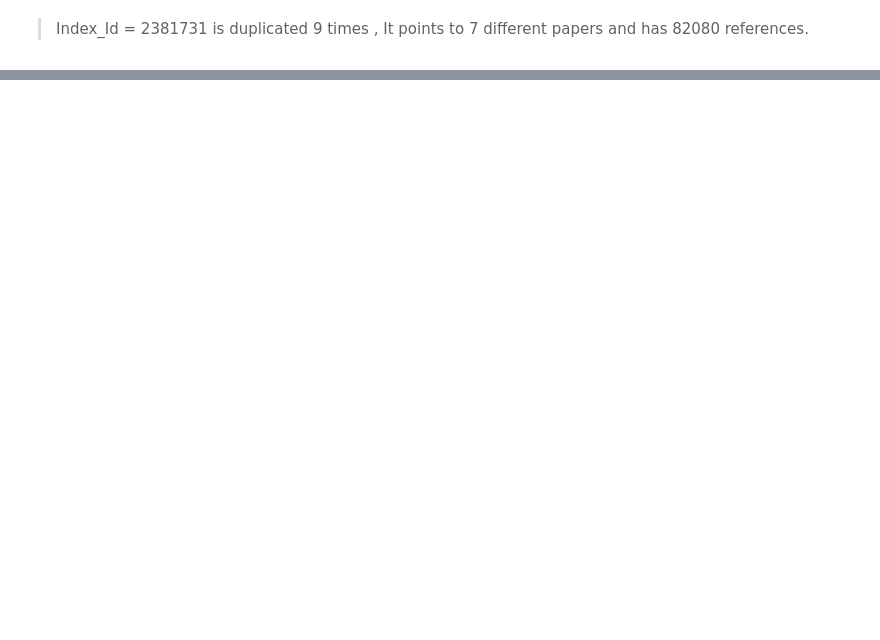
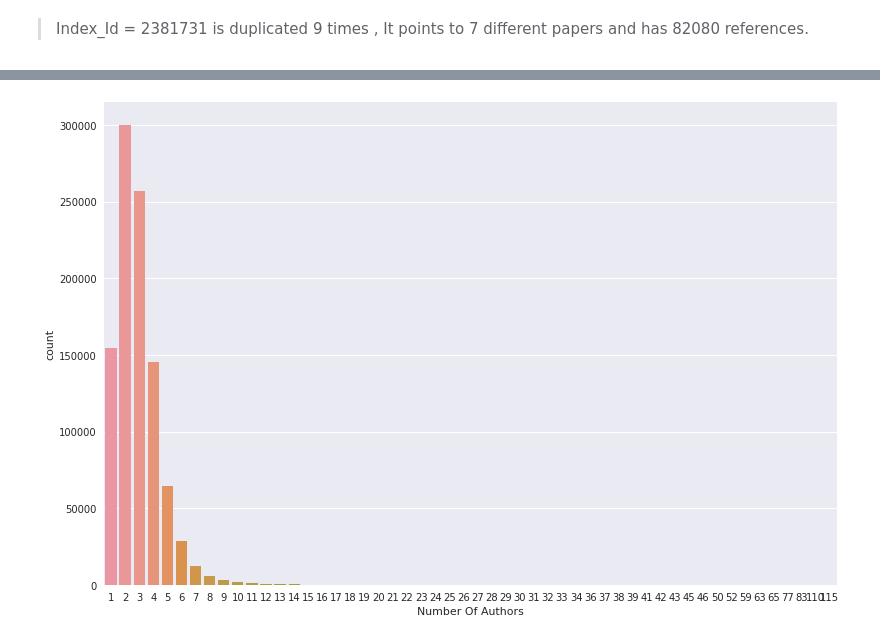
Before and after one commit to divvyam/APR, a Jupyter notebook: kernel_gagan.ipynb, the cells around one changed output, grey strips where cells are left out. Saved outputs shown, nothing was run; the diff lists cells and outputs as text; code cells hidden in the pictures; blank space fills up the shorter version.

Commit message:
Data Cleaning and Exploration

```diff
--- a/kernel_gagan.ipynb
+++ b/kernel_gagan.ipynb
@@ -236,0 +308,6 @@ Name: page_rank, dtype: float64
+# %%
+from sklearn.preprocessing import LabelEncoder
+le = LabelEncoder()
+train_vals = list(df["Publication_Venue"].values.astype(str))
+le.fit(train_vals)
+df["Publication_Venue"] = le.transform(train_vals)
@@ -236,0 +323,8 @@ Name: page_rank, dtype: float64
+# %%
+df["Number Of Authors"] = 0
+# %%
+def cal_authors(authors):
+    author_list = authors.split(",")
+    return len(author_list)
+# %%
+df["Number Of Authors"] = df["Authors"].apply(lambda val:cal_authors(val))
@@ -236,0 +360,7 @@ Name: page_rank, dtype: float64
+# %%
+import seaborn as sns
+sns.set(rc={'figure.figsize':(11.7,8.27)})
+sns.set(style="darkgrid")
+ax = sns.countplot(x="Number Of Authors", data=df)
+# %% [output]
+[figure, added]
```
Also changed, not shown: parts of 36 cells of this notebook.
